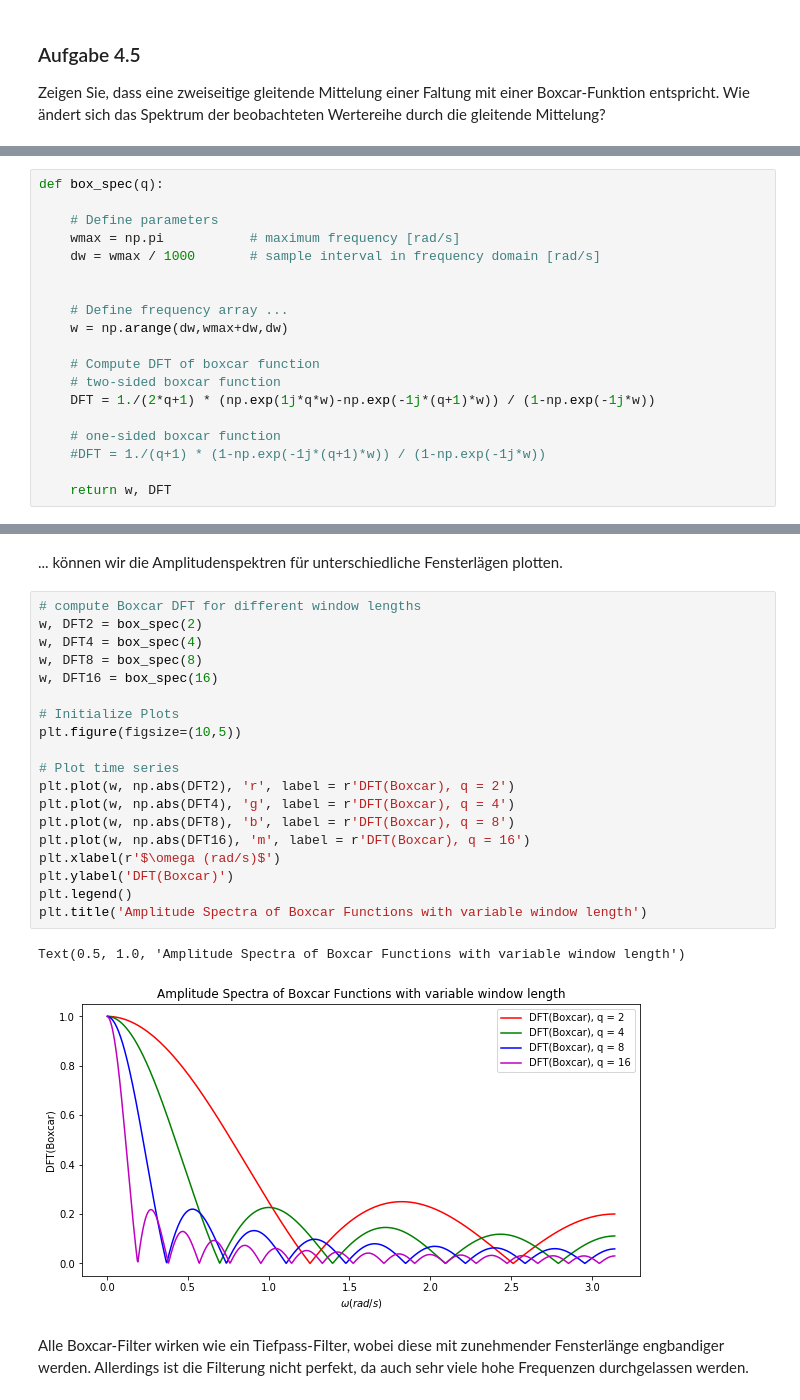
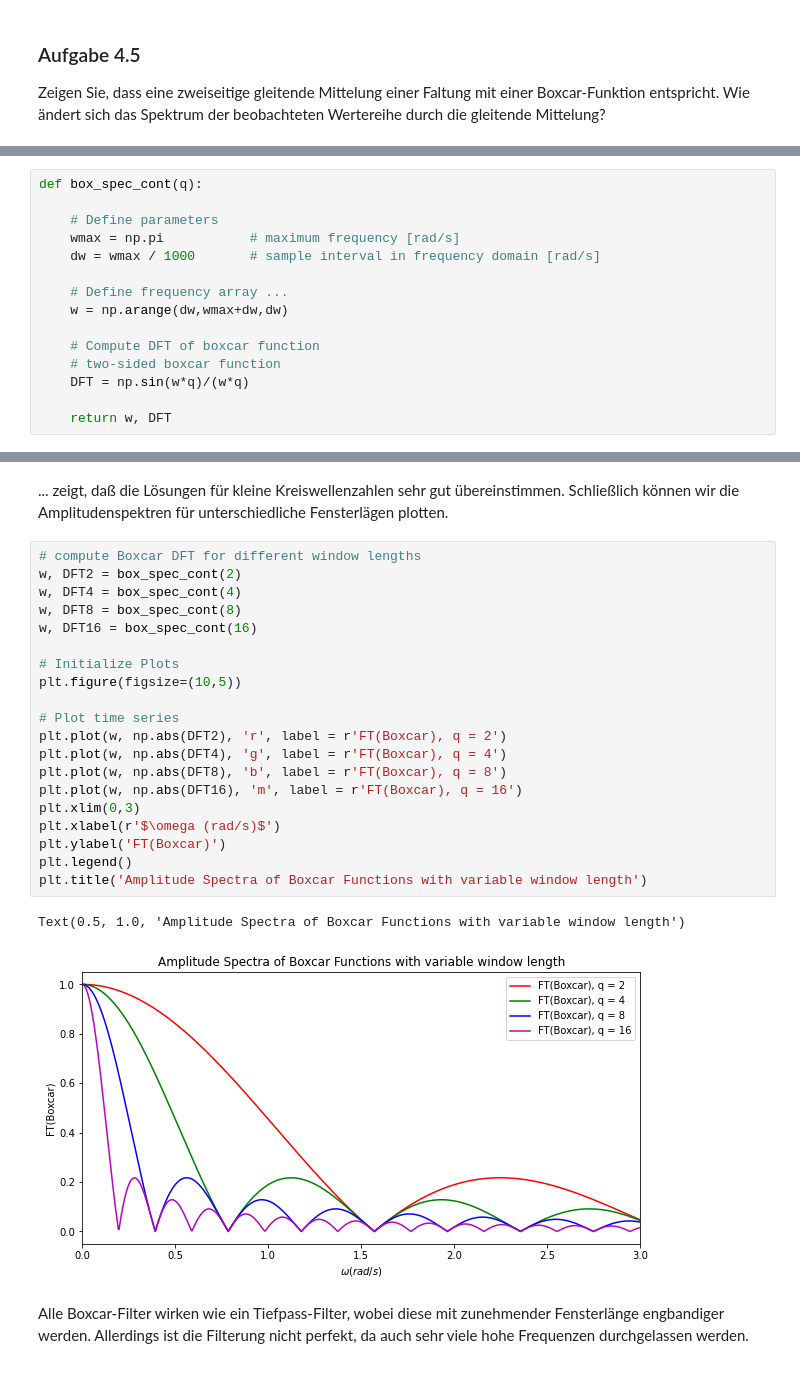
Before and after one commit to daniel-koehn/Geophysikalische-Signalverarbeitung, a Jupyter notebook: exercises/Ex_04.ipynb, the cells around one changed output, grey strips where cells are left out. Cells and saved outputs as stored; diff of their text form.

```diff
--- a/exercises/Ex_04.ipynb
+++ b/exercises/Ex_04.ipynb
@@ -293,19 +298,15 @@ Schreiben wir eine Funktion zur Berechnung der DFT der Boxcar-Funktion ...
 # %%
-def box_spec(q):
+def box_spec_cont(q):
 
     # Define parameters
     wmax = np.pi           # maximum frequency [rad/s]
     dw = wmax / 1000       # sample interval in frequency domain [rad/s]
-
 
     # Define frequency array ...
     w = np.arange(dw,wmax+dw,dw)
 
     # Compute DFT of boxcar function
     # two-sided boxcar function
-    DFT = 1./(2*q+1) * (np.exp(1j*q*w)-np.exp(-1j*(q+1)*w)) / (1-np.exp(-1j*w))
-
-    # one-sided boxcar function
-    #DFT = 1./(q+1) * (1-np.exp(-1j*(q+1)*w)) / (1-np.exp(-1j*w))
+    DFT = np.sin(w*q)/(w*q)
 
     return w, DFT
@@ -312,27 +358,28 @@ def box_spec(q):
 # %% [markdown]
-... können wir die Amplitudenspektren für unterschiedliche Fensterlägen plotten.
+... zeigt, daß die Lösungen für kleine Kreiswellenzahlen sehr gut übereinstimmen. Schließlich können wir die Amplitudenspektren für unterschiedliche Fensterlägen plotten.
 # %%
 # compute Boxcar DFT for different window lengths
-w, DFT2 = box_spec(2)
-w, DFT4 = box_spec(4)
-w, DFT8 = box_spec(8)
-w, DFT16 = box_spec(16)
+w, DFT2 = box_spec_cont(2)
+w, DFT4 = box_spec_cont(4)
+w, DFT8 = box_spec_cont(8)
+w, DFT16 = box_spec_cont(16)
 
 # Initialize Plots
 plt.figure(figsize=(10,5))
 
 # Plot time series
-plt.plot(w, np.abs(DFT2), 'r', label = r'DFT(Boxcar), q = 2')
-plt.plot(w, np.abs(DFT4), 'g', label = r'DFT(Boxcar), q = 4')
-plt.plot(w, np.abs(DFT8), 'b', label = r'DFT(Boxcar), q = 8')
-plt.plot(w, np.abs(DFT16), 'm', label = r'DFT(Boxcar), q = 16')
+plt.plot(w, np.abs(DFT2), 'r', label = r'FT(Boxcar), q = 2')
+plt.plot(w, np.abs(DFT4), 'g', label = r'FT(Boxcar), q = 4')
+plt.plot(w, np.abs(DFT8), 'b', label = r'FT(Boxcar), q = 8')
+plt.plot(w, np.abs(DFT16), 'm', label = r'FT(Boxcar), q = 16')
+plt.xlim(0,3)
 plt.xlabel(r'$\omega (rad/s)$')
-plt.ylabel('DFT(Boxcar)')
+plt.ylabel('FT(Boxcar)')
 plt.legend()
 plt.title('Amplitude Spectra of Boxcar Functions with variable window length')
 # %% [output]
 Text(0.5, 1.0, 'Amplitude Spectra of Boxcar Functions with variable window length')
-[figure, old version]
+[figure, new version]
 # %% [markdown]
 Alle Boxcar-Filter wirken wie ein Tiefpass-Filter, wobei diese mit zunehmender Fensterlänge engbandiger werden. Allerdings ist die Filterung nicht perfekt, da auch sehr viele hohe Frequenzen durchgelassen werden.
 # %% [markdown]
```
Also changed, not shown: parts of 6 cells of this notebook.
